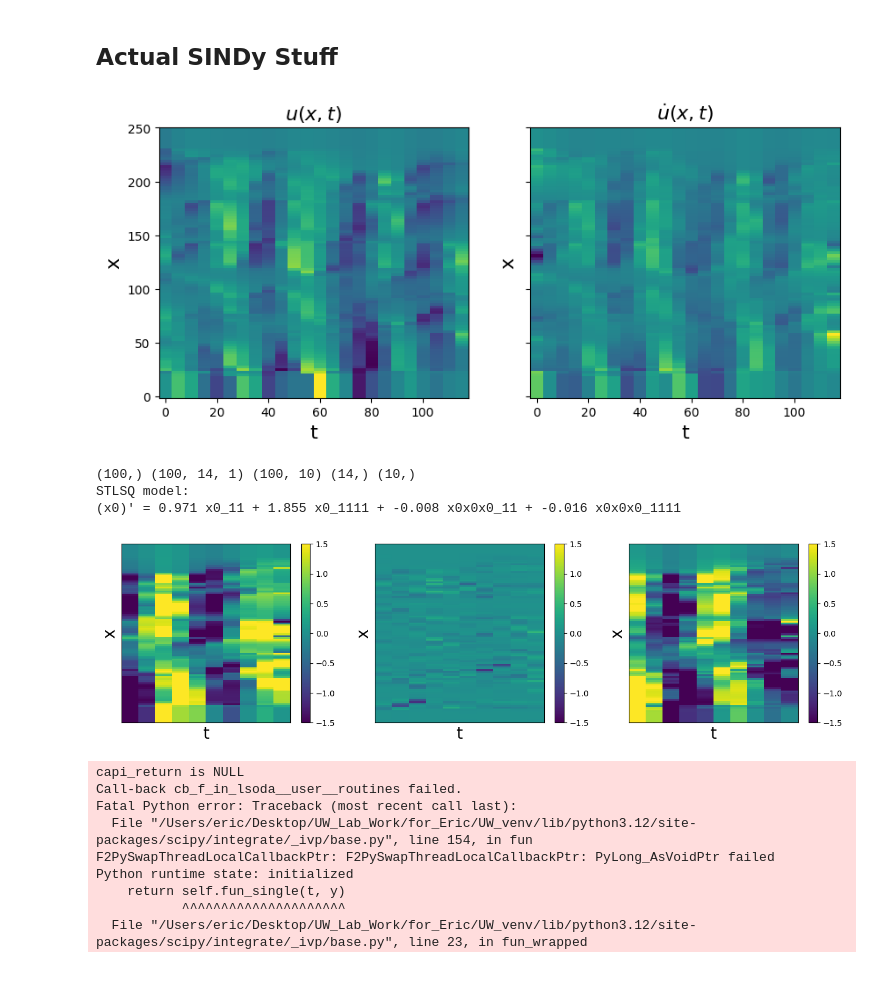
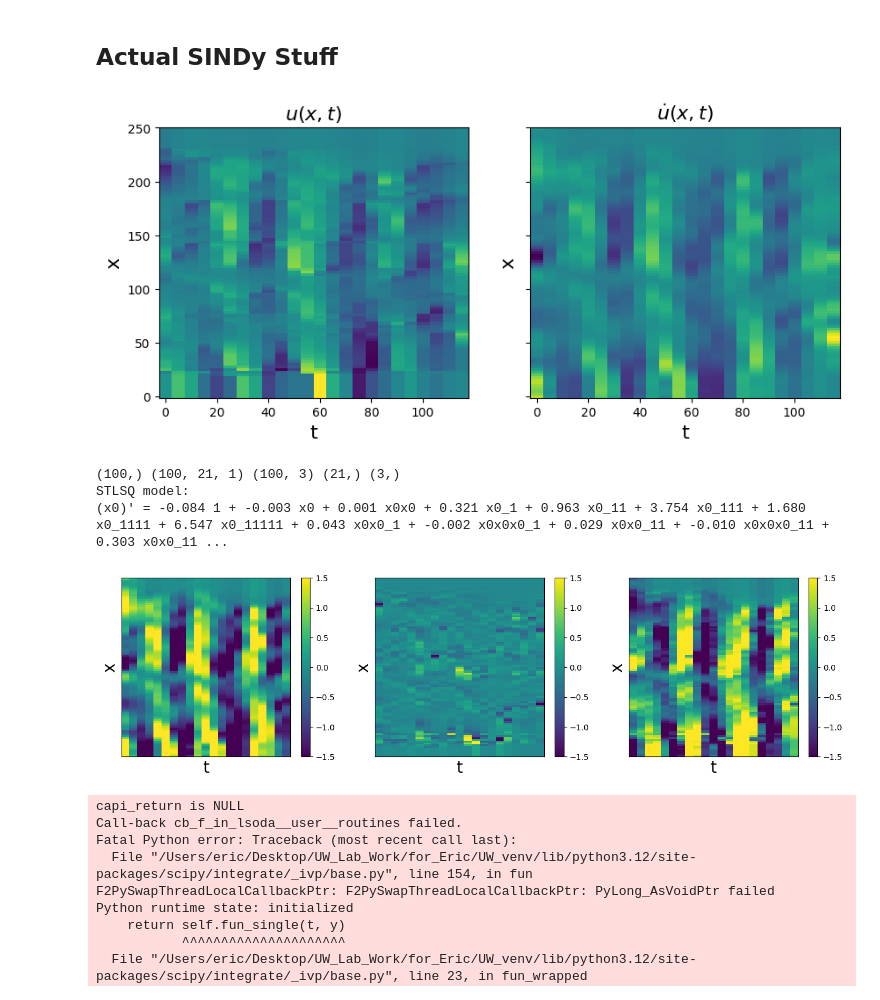
Before and after one commit to ericeberg3/UW_research, a Jupyter notebook: DTS_TG_SINDy.ipynb, the cells around one changed output. Saved outputs shown, nothing was run; the diff lists cells and outputs as text; code cells hidden in the pictures.

```diff
--- a/DTS_TG_SINDy.ipynb
+++ b/DTS_TG_SINDy.ipynb
@@ -350,7 +305,7 @@ plt.pcolormesh(t, x, u, shading='nearest')
 plt.xlabel('t', fontsize=16)
 plt.ylabel('x', fontsize=16)
 plt.title(r'$u(x, t)$', fontsize=16)
-u_dot = ps.FiniteDifference(axis=1)._differentiate(u, t=dt)
+u_dot = ps.SmoothedFiniteDifference(axis=1)._differentiate(u, t=dt)
 
 plt.subplot(1, 2, 2)
 plt.pcolormesh(t, x, u_dot, shading='nearest')
@@ -361,12 +316,12 @@ ax.set_yticklabels([])
 plt.title(r'$\dot{u}(x, t)$', fontsize=16)
 plt.show()
 # %% [output]
-[figure, old version]
+[figure, new version]
 # %%
 u = u.reshape(len(x), len(t), 1)
 u_dot = u_dot.reshape(len(x), len(t), 1)
 
-train = range(0, int(len(t) * 0.6))
+train = range(0, int(len(t) * 0.9))
 test = [i for i in np.arange(len(t)) if i not in train]
 u_train = u[:, train, :]
 u_test = u[:, test, :]
@@ -382,7 +337,7 @@ library_function_names = [lambda x: x, lambda x: x + x]
 pde_lib = ps.PDELibrary(
     library_functions=library_functions,
     function_names=library_function_names,
-    derivative_order=4,
+    derivative_order=5,
     spatial_grid=x,
     include_bias=True,
     is_uniform=True,
@@ -392,48 +347,53 @@ print(x.shape, u_dot_train.shape, u_dot_test.shape, t_train.shape, t_test.shape)
 
 # Again, loop through all the optimizers
 print('STLSQ model: ')
-optimizer = ps.STLSQ(threshold=10, alpha=1e-5, normalize_columns=True)
+optimizer = ps.SR3(threshold=0.05, max_iter=10000, tol=1e-15,
+                   thresholder='l1', normalize_columns=True)
 model = ps.SINDy(feature_library=pde_lib, optimizer=optimizer)
 model.fit(u_train, t=dt)
 model.print()
-u_dot_stlsq = model.predict(u_test)
+u_dot_stlsq = model.predict(u_train) # u_test
 # %% [output]
-(100,) (100, 14, 1) (100, 10) (14,) (10,)
+(100,) (100, 21, 1) (100, 3) (21,) (3,)
 STLSQ model:
-(x0)' = 0.971 x0_11 + 1.855 x0_1111 + -0.008 x0x0x0_11 + -0.016 x0x0x0_1111
+(x0)' = -0.084 1 + -0.003 x0 + 0.001 x0x0 + 0.321 x0_1 + 0.963 x0_11 + 3.754 x0_111 + 1.680 x0_1111 + 6.547 x0_11111 + 0.043 x0x0_1 + -0.002 x0x0x0_1 + 0.029 x0x0_11 + -0.010 x0x0x0_11 + 0.303 x0x0_11 ...
 # %%
 # Make fancy plot comparing derivative
 plt.figure(figsize=(16, 4))
 plt.subplot(1, 3, 1)
-plt.pcolormesh(t_test, x, u_dot_test, vmin=-1.5, vmax=1.5)
+# plt.pcolormesh(t_test, x, u_dot_test, vmin=-1.5, vmax=1.5)
+plt.pcolormesh(t_train, x, u_dot_train[:, :, 0], vmin=-1.5, vmax=1.5, shading='nearest')
 plt.colorbar()
 plt.xlabel('t', fontsize=20)
 plt.ylabel('x', fontsize=20)
 ax = plt.gca()
 ax.set_xticks([])
 ax.set_yticks([])
 
 plt.subplot(1, 3, 2)
-u_dot_stlsq = np.reshape(u_dot_stlsq, (len(x), len(t_test)))
-plt.pcolormesh(t_test, x, u_dot_stlsq, vmin=-1.5, vmax=1.5)
+# u_dot_stlsq = np.reshape(u_dot_stlsq, (len(x), len(t_test)))
+# plt.pcolormesh(t_test, x, u_dot_stlsq, vmin=-1.5, vmax=1.5)
+u_dot_stlsq = np.reshape(u_dot_stlsq, (len(x), len(t_train)))
+plt.pcolormesh(t_train, x, u_dot_stlsq, vmin=-1.5, vmax=1.5, shading='nearest')
 plt.colorbar()
 plt.xlabel('t', fontsize=20)
 plt.ylabel('x', fontsize=20)
 ax = plt.gca()
 ax.set_xticks([])
 ax.set_yticks([])
 
 plt.subplot(1, 3, 3)
-plt.pcolormesh(t_test, x, u_dot_stlsq - u_dot_test, vmin=-1.5, vmax=1.5)
+# plt.pcolormesh(t_test, x, u_dot_stlsq - u_dot_test, vmin=-1.5, vmax=1.5)
+plt.pcolormesh(t_train, x, u_dot_stlsq - u_dot_train[:,:,0], vmin=-1.5, vmax=1.5)
 plt.colorbar()
 plt.xlabel('t', fontsize=20)
 plt.ylabel('x', fontsize=20)
 ax = plt.gca()
 ax.set_xticks([])
 ax.set_yticks([])
 plt.show()
 # %% [output]
-[figure, old version]
+[figure, new version]
 # %%
 # print(np.shape(u), np.shape(np.round(t)))
 n_features = len(model.get_feature_names())
```
Also changed, not shown: parts of 2 cells of this notebook.
